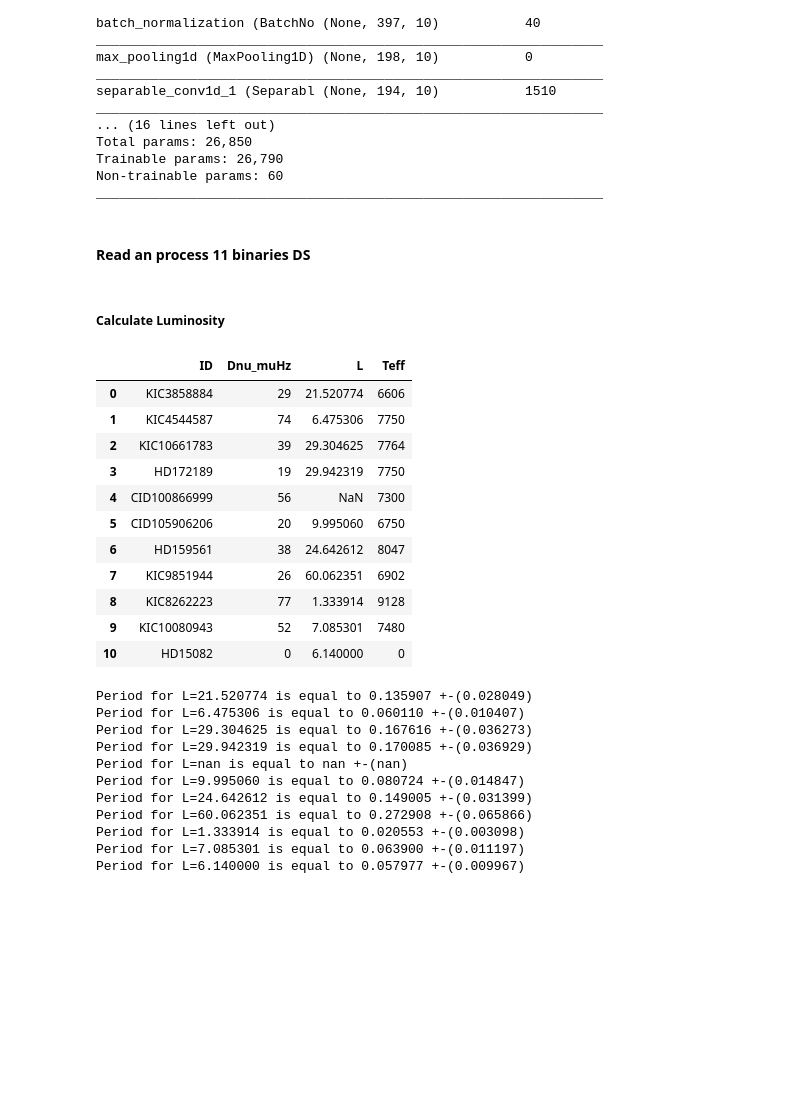
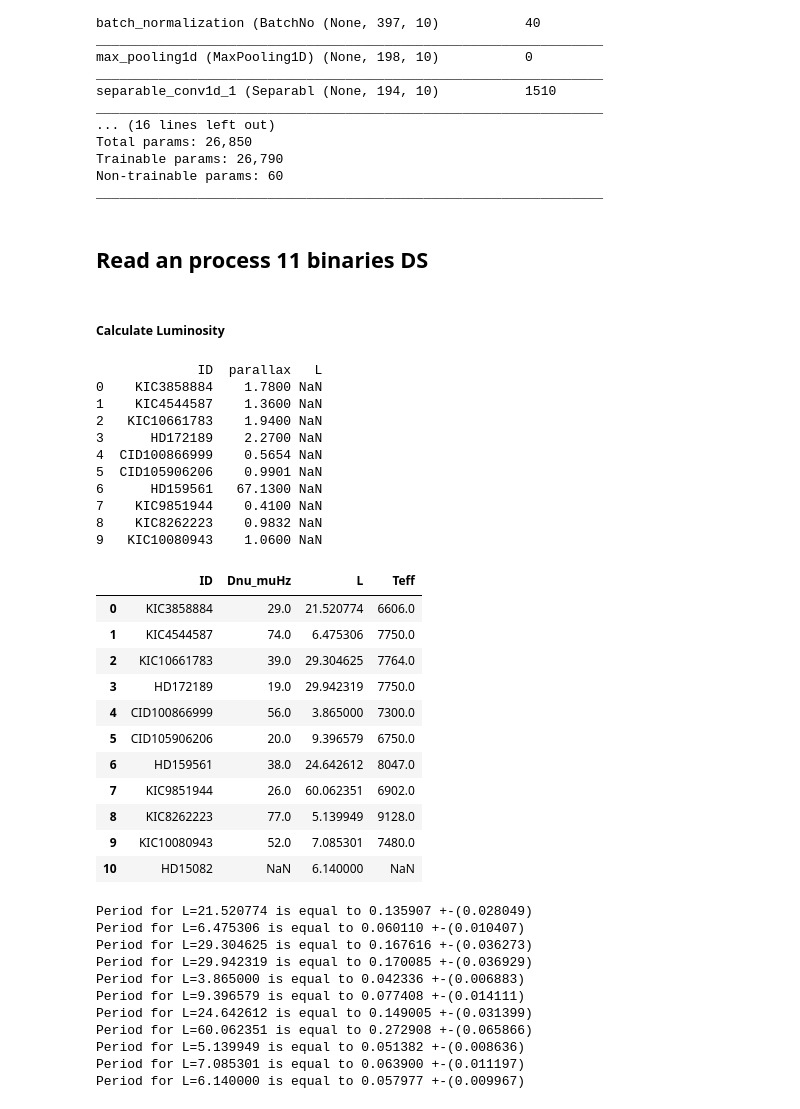
Before and after one commit to rmaestre/NN-Asteroseismology, a Jupyter notebook: astronn/notebooks/pl.ipynb, the cells around one changed output. Saved outputs shown, nothing was run; the diff lists cells and outputs as text; code cells hidden in the pictures; blank space fills up the shorter version.

```diff
--- a/astronn/notebooks/pl.ipynb
+++ b/astronn/notebooks/pl.ipynb
@@ -157,35 +158,50 @@ Trainable params: 26,790
 Non-trainable params: 60
 _________________________________________________________________
 # %% [markdown]
-#### Read an process 11 binaries DS
+## Read an process 11 binaries DS
 # %% [markdown]
 ##### Calculate Luminosity
 # %%
 csv_ds = pd.read_csv("../data/deltascuti/binaries_obs.csv")
+print(csv_ds[["ID", "parallax", "L"]].head(11))
 
 # 1 mas = 0.00099999995874704 arcsec
 Mv = csv_ds["mv"] + 5 * (np.log10(csv_ds["parallax"] * 0.00099999995874704) + 1)
 mbolsun = 4.74
 # calculate Luminosity
 csv_ds["L"] = (np.power(10, 0.4 * (mbolsun - Mv))) * csv_ds["L.Ltot"]
 
-# Filter and add HD15082 info
+# Filter columns and add HD15082 info
 csv_ds = csv_ds[["ID", "Dnu_muHz", "L", "Teff"]]
-csv_ds.loc[len(csv_ds)] = ["HD15082", 0, 6.14, 0]
+csv_ds.loc[len(csv_ds)] = ["HD15082", np.nan, 6.14, np.nan]
+# Updated CID100866999 with Gaia Luminosity
+csv_ds.loc[csv_ds['ID'] == "CID100866999", ['L']] = 3.865
+
 csv_ds.head(11)
 # %% [output]
+             ID  parallax   L
+0    KIC3858884    1.7800 NaN
+1    KIC4544587    1.3600 NaN
+2   KIC10661783    1.9400 NaN
+3      HD172189    2.2700 NaN
+4  CID100866999    0.5654 NaN
+5  CID105906206    0.9901 NaN
+6      HD159561   67.1300 NaN
+7    KIC9851944    0.4100 NaN
+8    KIC8262223    0.9832 NaN
+9   KIC10080943    1.0600 NaN
 |  | ID | Dnu_muHz | L | Teff |
-| 0 | KIC3858884 | 29 | 21.520774 | 6606 |
-| 1 | KIC4544587 | 74 | 6.475306 | 7750 |
-| 2 | KIC10661783 | 39 | 29.304625 | 7764 |
-| 3 | HD172189 | 19 | 29.942319 | 7750 |
-| 4 | CID100866999 | 56 | NaN | 7300 |
-| 5 | CID105906206 | 20 | 9.995060 | 6750 |
-| 6 | HD159561 | 38 | 24.642612 | 8047 |
-| 7 | KIC9851944 | 26 | 60.062351 | 6902 |
-| 8 | KIC8262223 | 77 | 1.333914 | 9128 |
-| 9 | KIC10080943 | 52 | 7.085301 | 7480 |
-| 10 | HD15082 | 0 | 6.140000 | 0 |
+| 0 | KIC3858884 | 29.0 | 21.520774 | 6606.0 |
+| 1 | KIC4544587 | 74.0 | 6.475306 | 7750.0 |
+| 2 | KIC10661783 | 39.0 | 29.304625 | 7764.0 |
+| 3 | HD172189 | 19.0 | 29.942319 | 7750.0 |
+| 4 | CID100866999 | 56.0 | 3.865000 | 7300.0 |
+| 5 | CID105906206 | 20.0 | 9.396579 | 6750.0 |
+| 6 | HD159561 | 38.0 | 24.642612 | 8047.0 |
+| 7 | KIC9851944 | 26.0 | 60.062351 | 6902.0 |
+| 8 | KIC8262223 | 77.0 | 5.139949 | 9128.0 |
+| 9 | KIC10080943 | 52.0 | 7.085301 | 7480.0 |
+| 10 | HD15082 | NaN | 6.140000 | NaN |
 # %%
 for l_value in csv_ds["L"]:
     print(
@@ -197,10 +213,10 @@ Period for L=21.520774 is equal to 0.135907 +-(0.028049)
 Period for L=6.475306 is equal to 0.060110 +-(0.010407)
 Period for L=29.304625 is equal to 0.167616 +-(0.036273)
 Period for L=29.942319 is equal to 0.170085 +-(0.036929)
-Period for L=nan is equal to nan +-(nan)
-Period for L=9.995060 is equal to 0.080724 +-(0.014847)
+Period for L=3.865000 is equal to 0.042336 +-(0.006883)
+Period for L=9.396579 is equal to 0.077408 +-(0.014111)
 Period for L=24.642612 is equal to 0.149005 +-(0.031399)
 Period for L=60.062351 is equal to 0.272908 +-(0.065866)
-Period for L=1.333914 is equal to 0.020553 +-(0.003098)
+Period for L=5.139949 is equal to 0.051382 +-(0.008636)
 Period for L=7.085301 is equal to 0.063900 +-(0.011197)
 Period for L=6.140000 is equal to 0.057977 +-(0.009967)
```
Also changed, not shown: parts of 27 cells of this notebook.
